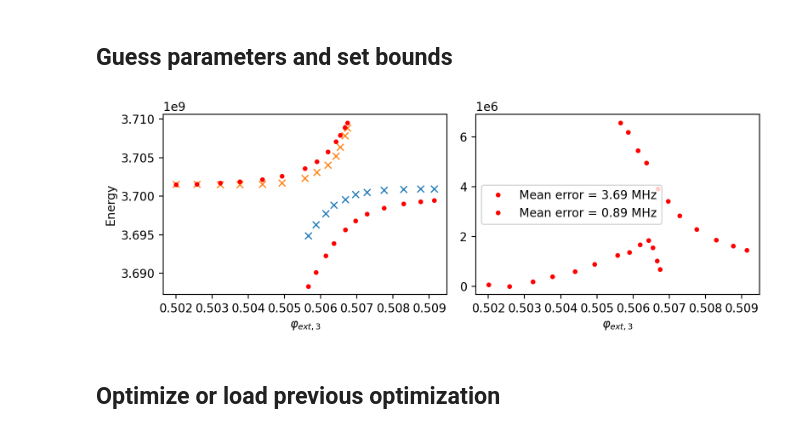
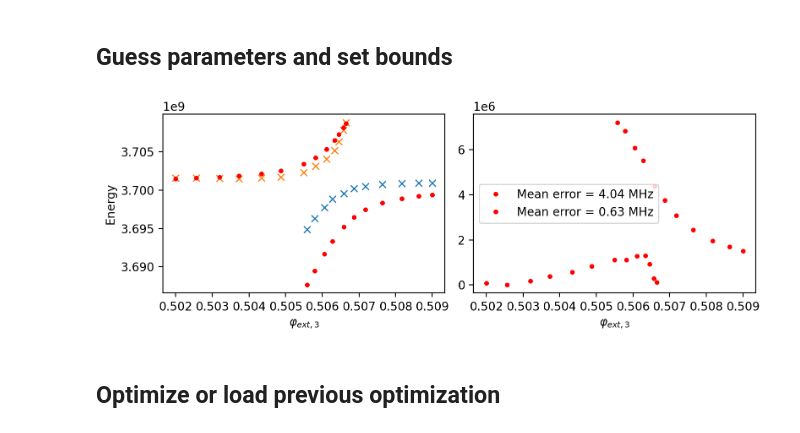
Before and after one commit to GabrielJauma/tunable-capacitive-coupling-flux-qubits, a Jupyter notebook: KIT/spectral_data_KIT/fit_spectra_low_energy.ipynb, the cells around one changed output. Cells and saved outputs as stored; diff of their text form; code cells hidden in the pictures.

```diff
--- a/KIT/spectral_data_KIT/fit_spectra_low_energy.ipynb
+++ b/KIT/spectral_data_KIT/fit_spectra_low_energy.ipynb
@@ -1689,4 +1434,2 @@ ax2.legend()
 # %% [markdown]
 # Qubit 3 and Resonator 3
-# %%
-experiment_name = 'resonator_and_qubit_3'
@@ -1802,0 +1438,5 @@ ax2.set_ylim([5.175e9,5.25e9])
+# %%
+experiment_names = ['qubit_3', 'resonator_3']
+models = [model_q3, model_r3]
+models[0][-1] = [2,3]
+models[1][-1] = [2,3,4,5]
@@ -1802,0 +1470,9 @@ ax2.set_ylim([5.175e9,5.25e9])
+# %%
+if load:
+    for i, experiment_name in enumerate(experiment_names):
+        parameters_opt, parameters_guess, bounds = fits.load_optimization_results(experiment_name, opt_dir)
+        models[i][1] = parameters_opt
+else:
+    parameters_opt_list, models = fits.fit_multiple_models(models, method='Nelder-Mead')
+    for parameters_opt, experiment_name in zip(parameters_opt_list, experiment_names):
+        np.savez(os.getcwd() + opt_dir + experiment_name + '.npz', parameters_opt=parameters_opt)
@@ -1816,43 +1545,43 @@ theoretical_spectrum = fits.get_theoretical_spectrum_low_ene(experiment_name)
 # %% [markdown]
 ## Guess parameters and set bounds
 # %%
-ω_q_1, μ_1, _, _ = np.load(os.getcwd() + opt_dir +  'qubit_1' + '.npz')['parameters_opt']
-ω_q_2, μ_2, _, _ = np.load(os.getcwd() + opt_dir +  'qubit_2' + '.npz')['parameters_opt']
+ω_q1, μ_q1, _, _ = np.load(os.getcwd() + opt_dir +  'qubit_1' + '.npz')['parameters_opt']
+ω_q2, μ_q2, _, _ = np.load(os.getcwd() + opt_dir +  'qubit_2' + '.npz')['parameters_opt']
 φ_ext_i = 0.517
 φ_ext_f = 0.52
-g_q = 0.01 * GHz
+g_q1q2 = 0.01 * GHz
 
-ω_q_1 = 3700413785.010
-μ_1 = 18224879747.790
-ω_q_2 = 3659538760.137
-μ_2 = 42955115348.269
-g_q = 6400006.399
+ω_q1 = 3700413785.010
+μ_q1 = 18224879747.790
+ω_q2 = 3659538760.137
+μ_q2 = 42955115348.269
+g_q1q2 = 6400006.399
 φ_ext_i = 0.502
 φ_ext_f = 0.509
 
 data_set = [I_exp, ω_exp]
-parameters_guess = [ω_q_1, μ_1, ω_q_2, μ_2, g_q, φ_ext_i, φ_ext_f]
-parameter_names =  ['ω_q_1', 'μ_1', 'ω_q_2', 'μ_2', 'g_q', 'φ_ext_i', 'φ_ext_f']
+parameters_guess = [ω_q1, μ_q1, ω_q2, μ_q2, g_q1q2, φ_ext_i, φ_ext_f]
+parameter_names =  ['ω_q1', 'μ_q1', 'ω_q2', 'μ_q2', 'g_q1q2', 'φ_ext_i', 'φ_ext_f']
 φ_ext_guess, ω_guess = theoretical_spectrum(parameters_guess, data_set, out='spectrum')
 bounds = fits.create_bounds(parameters_guess, flexible_param_indices=[4])
 # %%
-φ_ext_guess, ω_guess = theoretical_spectrum(parameters_opt, data_set, out='spectrum')
+φ_ext_guess, ω_guess = theoretical_spectrum(parameters_guess, data_set, out='spectrum')
 fig, (ax1, ax2) = plt.subplots(dpi=200, figsize = [8,3], ncols=2)
 
 for i in range(len(ω_exp)):
     ax1.plot(φ_ext_guess[i], ω_exp[i], 'x')
     ax1.plot(φ_ext_guess[i], ω_guess[i], '.r')
 ax1.set_ylabel('Energy')
 ax1.set_xlabel(r'$\varphi_{ext,3}$')
 
 for i in range(len(ω_exp)):
     ax2.plot(φ_ext_guess[i], np.abs(ω_guess[i]-ω_exp[i]), 'r.' , label = f'Mean error = {np.abs(ω_guess[i]-ω_exp[i]).mean()/1e6:.2f} MHz' )
 ax2.legend()
 ax2.set_xlabel(r'$\varphi_{ext,3}$')
 
 fig.tight_layout()
 # %% [output]
-[figure, old version]
+[figure, new version]
 # %% [markdown]
 ## Optimize or load previous optimization
 # %%
```
Also changed, not shown: parts of 105 cells of this notebook, 9 other files.
